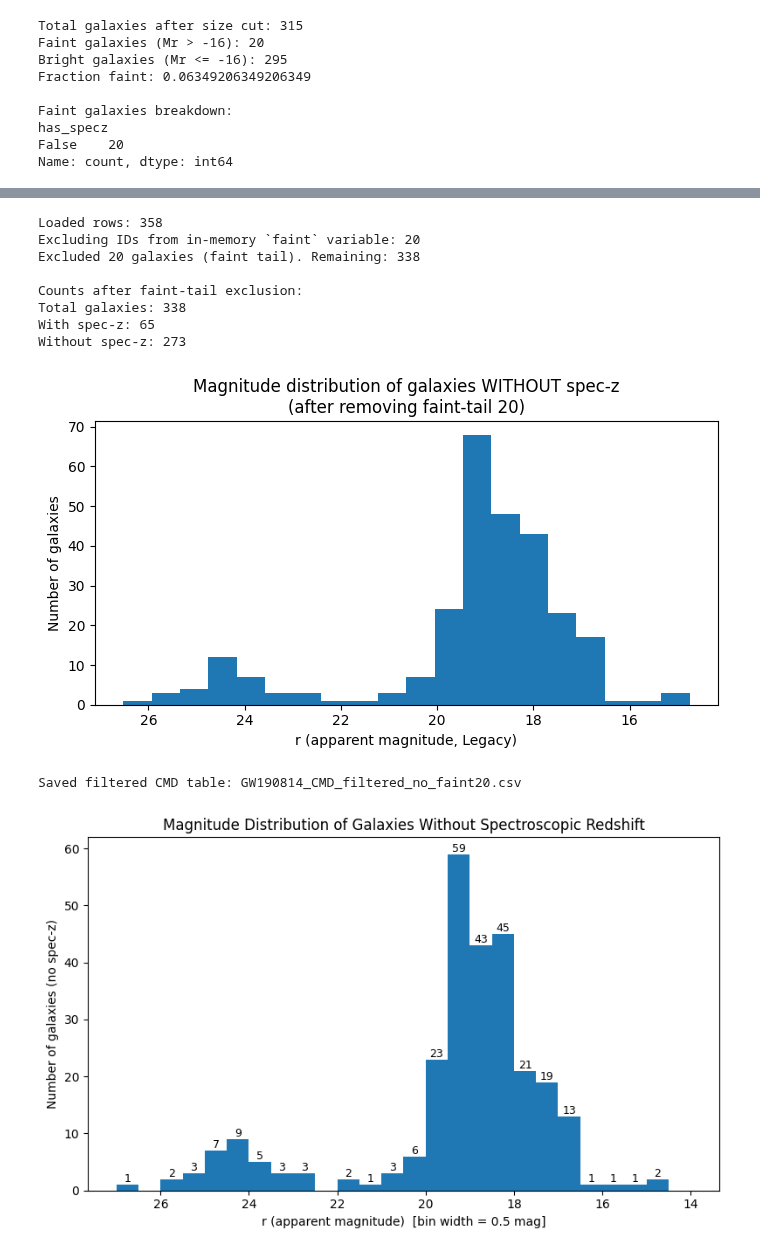
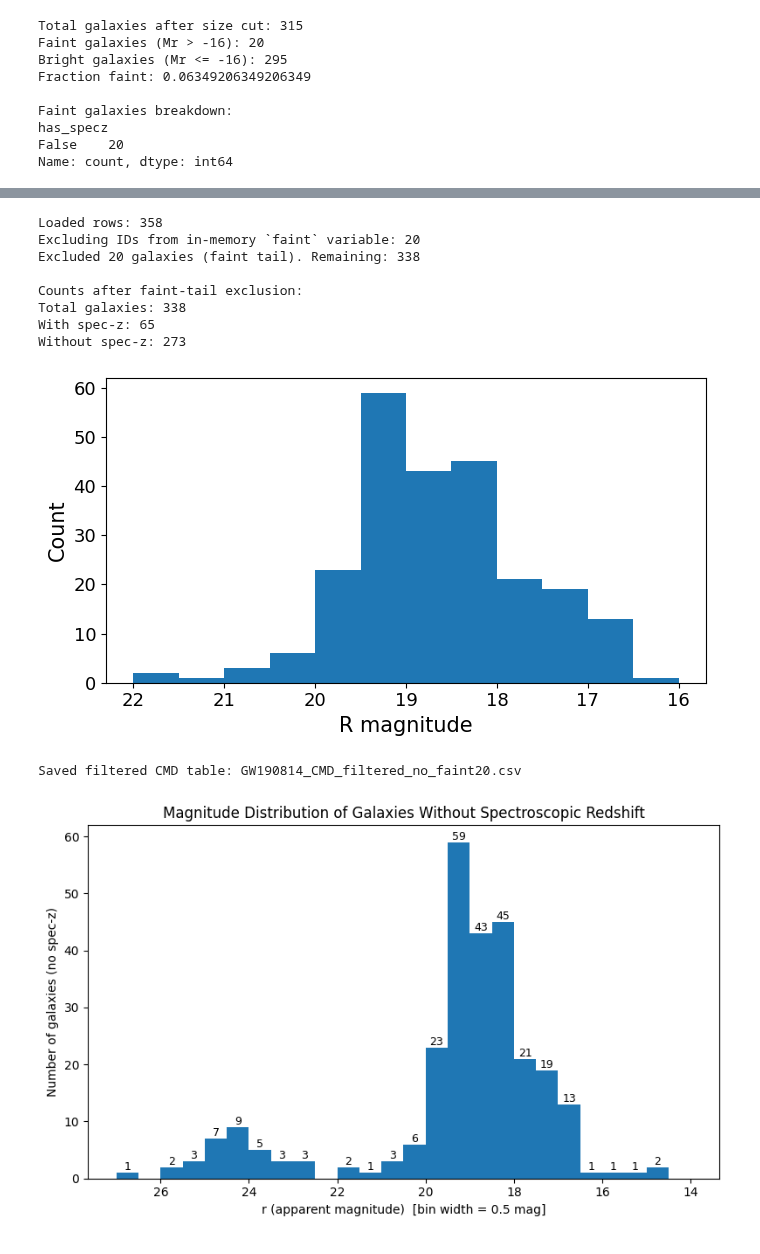
Before and after one commit to saatour/GW170817, a Jupyter notebook: Galaxy_clean_up_and_new_CMD_10012026.ipynb, the cells around one changed output, grey strips where cells are left out. Drawn from its saved outputs; the diff is of its cells as text; code cells hidden in the pictures.

```diff
--- a/Galaxy_clean_up_and_new_CMD_10012026.ipynb
+++ b/Galaxy_clean_up_and_new_CMD_10012026.ipynb
@@ -2026,38 +2010,46 @@ n_total = len(df2)
 n_spec  = int(df2["has_specz"].sum())
 n_nospec = n_total - n_spec
 
 print("\nCounts after faint-tail exclusion:")
 print("Total galaxies:", n_total)
 print("With spec-z:", n_spec)
 print("Without spec-z:", n_nospec)
 
+plt.rcParams.update({
+    "font.size": 14,        # base size
+    "axes.titlesize": 16,
+    "axes.labelsize": 15,
+    "legend.fontsize": 13,
+    "xtick.labelsize": 13,
+    "ytick.labelsize": 13
+})
+
 # -----------------------
 # 5) Plot r-band magnitude distribution for those without spec-z
 # -----------------------
 nospec = df2[df2["has_specz"] == False].copy()
 
 plt.figure(figsize=(7,4))
-plt.hist(nospec["r"].dropna(), bins=20)
+plt.hist(nospec["r"].dropna(), bins=12, range=(16, 22))
 plt.gca().invert_xaxis()  # brighter to the left (optional; remove if you prefer normal)
-plt.xlabel("r (apparent magnitude, Legacy)")
-plt.ylabel("Number of galaxies")
-plt.title("Magnitude distribution of galaxies WITHOUT spec-z\n(after removing faint-tail 20)")
+plt.xlabel("R magnitude")
+plt.ylabel("Count")
 plt.tight_layout()
 plt.show()
 
 # Optional: save the filtered table for next steps
 df2.to_csv("GW190814_CMD_filtered_no_faint20.csv", index=False)
 print("\nSaved filtered CMD table: GW190814_CMD_filtered_no_faint20.csv")
 # %% [output]
 Loaded rows: 358
 Excluding IDs from in-memory `faint` variable: 20
 Excluded 20 galaxies (faint tail). Remaining: 338
 
 Counts after faint-tail exclusion:
 Total galaxies: 338
 With spec-z: 65
 Without spec-z: 273
-[figure, old version]
+[figure, new version]
 Saved filtered CMD table: GW190814_CMD_filtered_no_faint20.csv
 # %%
 import numpy as np
```
Also changed, not shown: parts of 4 cells of this notebook.
